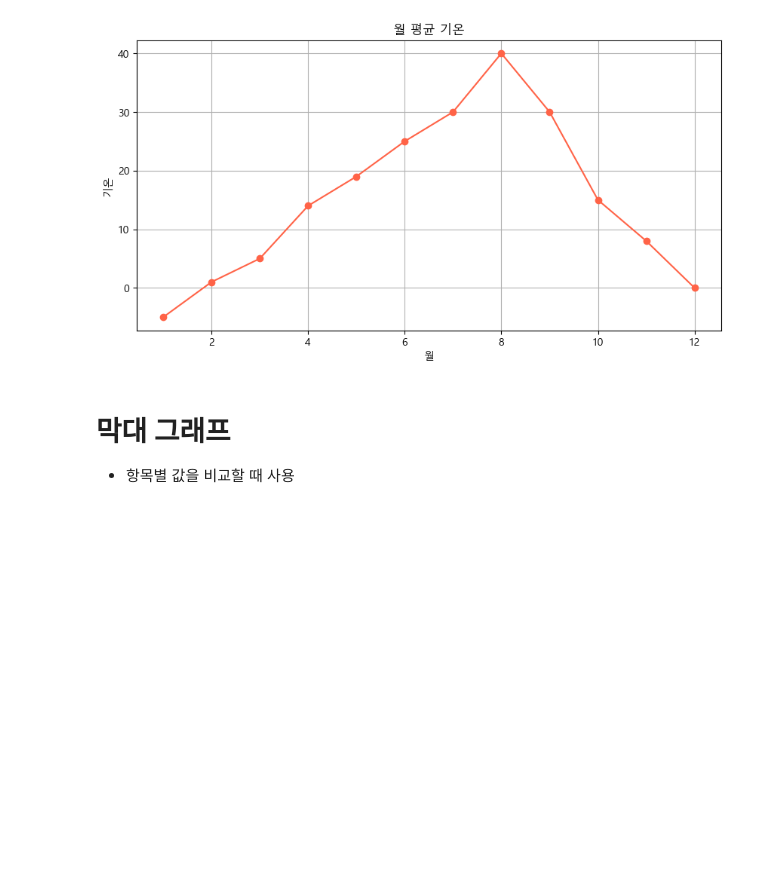
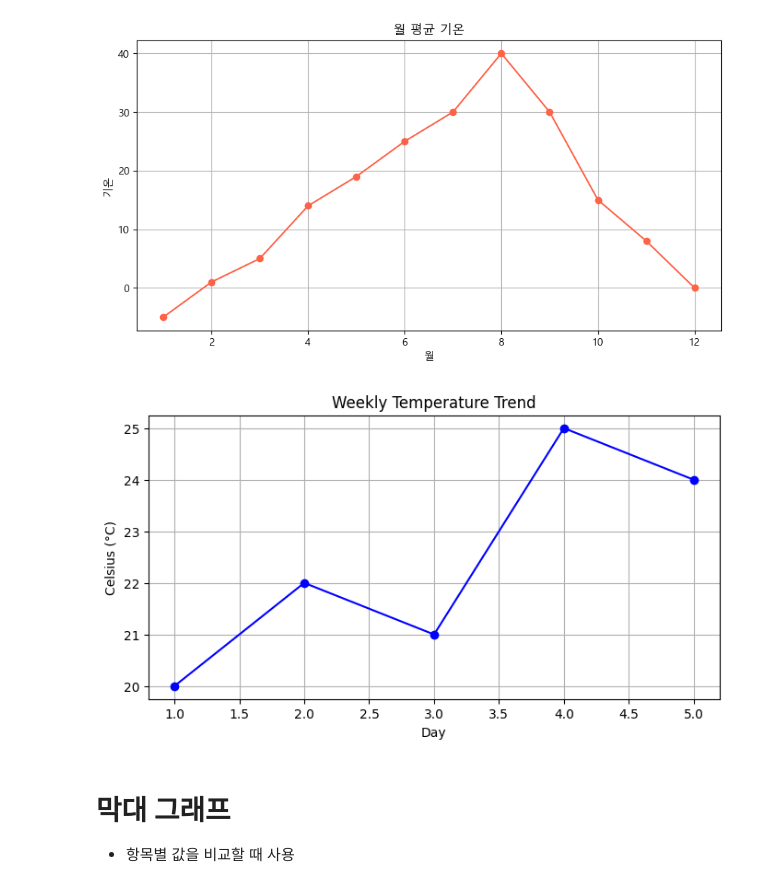
Before and after one commit to il-yeon-glitch/daelim-2-3-ai-programming, a Jupyter notebook: 7주차.ipynb, the cells around one changed output. Drawn from its saved outputs; the diff is of its cells as text; code cells hidden in the pictures; blank space fills up the shorter version.

```diff
--- a/7주차.ipynb
+++ b/7주차.ipynb
@@ -58,6 +58,34 @@ plt.grid(True)
 plt.show()
 # %% [output]
 [figure]
+# %%
+import matplotlib.pyplot as plt
+
+# 1. figure: 크기 설정 (가로 8인치, 세로 4인치)
+plt.figure(figsize=(8, 4))
+
+# 데이터 정의
+days = [1, 2, 3, 4, 5]
+temperature = [20, 22, 21, 25, 24]
+
+# 2. plot: 데이터 그리기 (파란색 선, 원형 마커)
+# plt.plot(x축, y축, 데이터 위치 점, 테마, 라인 스타일, 라벨) -> x, y축 빼고는 순서 상관x
+plt.plot(days, temperature, color="blue", marker="o", linestyle="-", label="Temperature")
+
+# 3. title: 제목 설정
+plt.title("Weekly Temperature Trend")
+
+# 4. xlabel, ylabel: 축 레이블 설정
+plt.xlabel("Day")
+plt.ylabel("Celsius (°C)")
+
+# 5. grid: 격자선 표시
+plt.grid(True)
+
+# 6. show: 그래프 출력
+plt.show()
+# %% [output]
+[figure, added]
 # %% [markdown]
 # 막대 그래프
 
```
Also changed, not shown: parts of 5 cells of this notebook, 5 other files.
